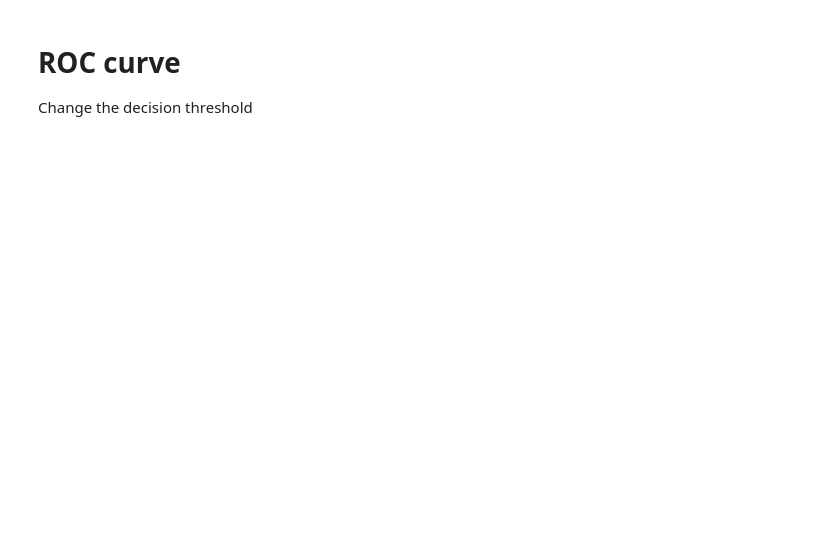
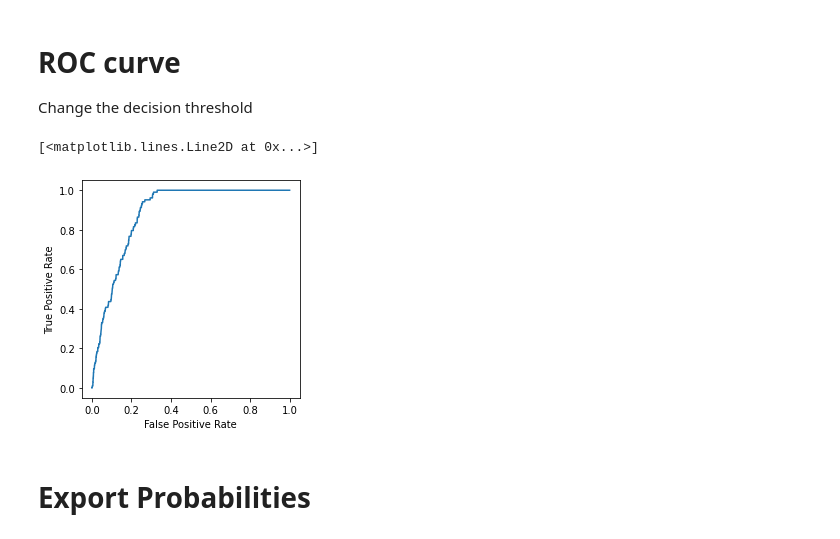
Before and after one commit to AmedeeRoy/BirdDL, a Jupyter notebook: mp_unet_10s.ipynb, the cells around one changed output. Cells and saved outputs as stored; diff of their text form; code cells hidden in the pictures; blank space fills up the shorter version.

```diff
--- a/mp_unet_10s.ipynb
+++ b/mp_unet_10s.ipynb
@@ -370,42 +379,25 @@ plt.scatter(t.lon[dive_plot == 1], t.lat[dive_plot == 1], c = 'red')
-# %%
-# globally
-all_real = 1* (np.hstack(dive_real)> 0)
-all_estim = 1* (np.hstack(dive_estim) > 0)
-
-true_positive = np.mean(all_estim[all_real == 1])
-true_negative = 1-np.mean(all_estim[all_real == 0])
-
-true_positive, true_negative
-# %%
-# for each trip
-fig, ax = plt.subplots()
-ax.set_xlim([0, 1])
-ax.set_ylim([0, 1])
-
-for i in range(len(dive_real)):
-
-    real = 1*(dive_real[i]>0)
-    estim = 1*(dive_estim[i]>0)
-
-    true_positive = np.mean(estim[real == 1])
-    true_negative = 1-np.mean(estim[real == 0])
-
-    ax.scatter(1-true_negative, true_positive, c = 'orange')
-
-    print((true_positive, true_negative))
 # %% [markdown]
 # ROC curve
 
 Change the decision threshold
 # %%
+fig, ax = plt.subplots()
+ax.set_aspect('equal')
+ax.set_xlabel('False Positive Rate')
+ax.set_ylabel('True Positive Rate')
+
 # globally
 TP = []
 FP = []
 
-all_real = 1* (np.hstack(dive_real)> 0)
-for tt in np.arange(-10, 10, 0.1):
-    all_estim = 1* (np.hstack(dive_estim) > tt)
-    true_positive = np.mean(all_estim[all_real == 1])
-    true_negative = 1-np.mean(all_estim[all_real == 0])
+for tt in np.arange(0,1,0.001):
+    all_estim = 1* (data_test_new.prediction > tt)
+    true_positive = np.mean(all_estim[data_test_new.dive == 1])
+    true_negative = 1-np.mean(all_estim[data_test_new.dive == 0])
     TP.append(true_positive)
     FP.append(1-true_negative)
+
+plt.plot(np.array(FP), np.array(TP))
+# %% [output]
+[<matplotlib.lines.Line2D at 0x...>]
+[figure, added]
@@ -423,0 +404,2 @@ df.to_csv('./roc_deep_network_matrix.csv', index = False)
+# %% [markdown]
+# Export Probabilities
```
Also changed, not shown: parts of 13 cells of this notebook.
